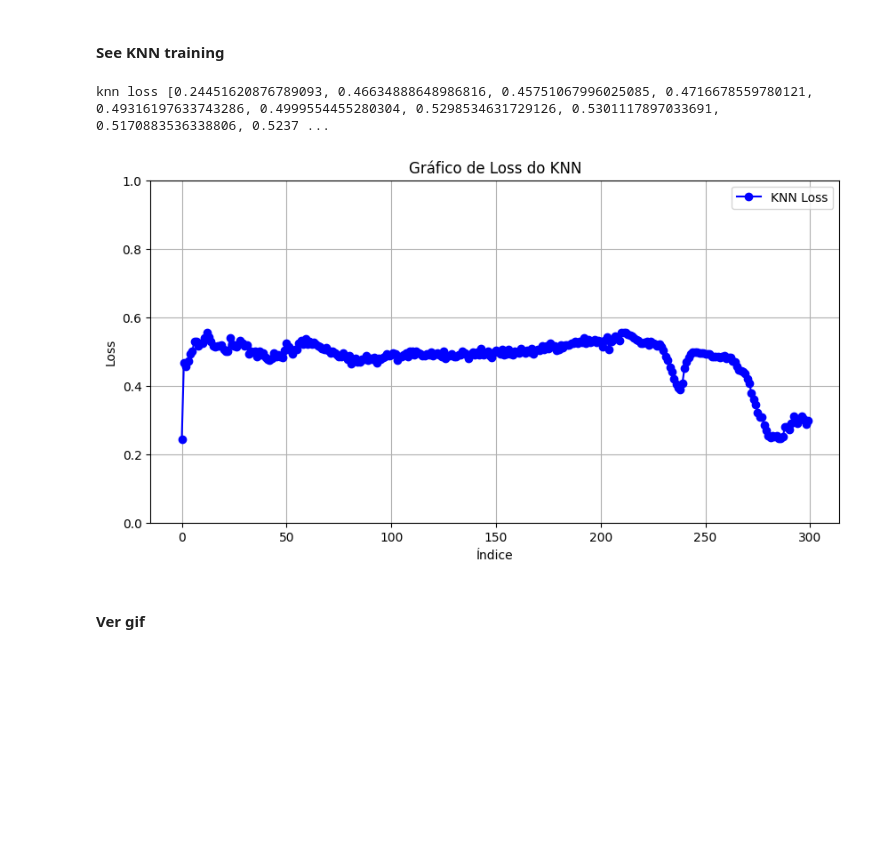
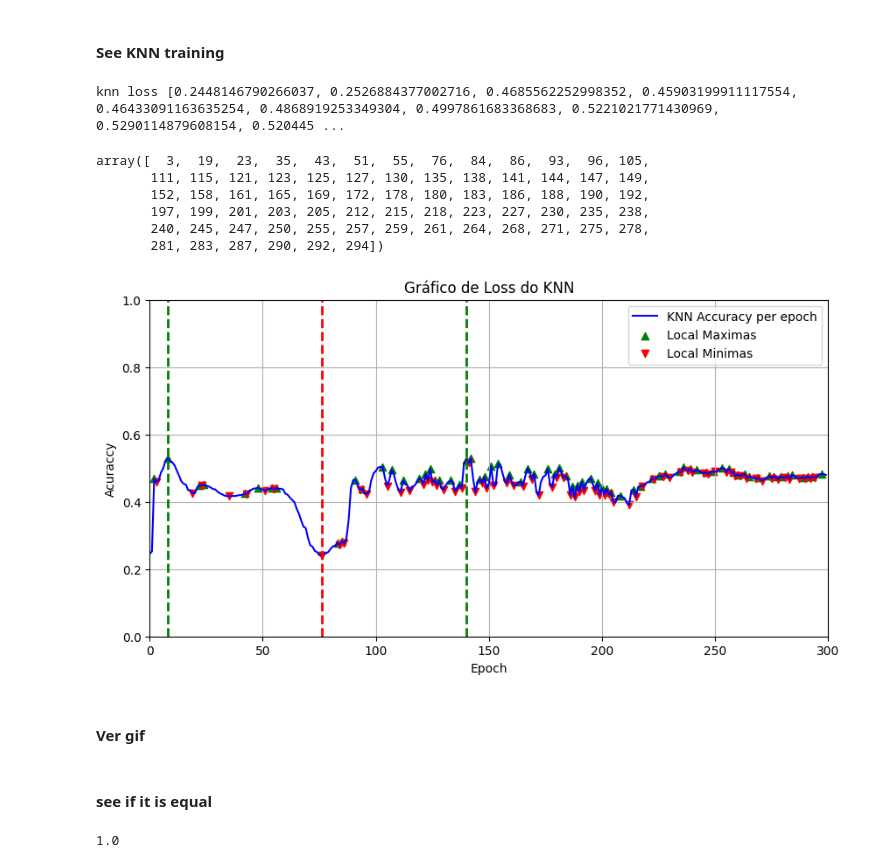
Before and after one commit to Vinimoga/tts-gan, a Jupyter notebook: Notebooks/Minerva_experiments/utils_functions.ipynb, the cells around one changed output. Cells and saved outputs as stored; diff of their text form; code cells hidden in the pictures; blank space fills up the shorter version.

```diff
--- a/Notebooks/Minerva_experiments/utils_functions.ipynb
+++ b/Notebooks/Minerva_experiments/utils_functions.ipynb
@@ -9,9 +120,2 @@ from minerva.models.nets.time_series.gans import TTSGAN_Generator, TTSGAN_Discri
 # %% [markdown]
 ##### backbone from minerva
-# %%
-version = 'version_0'
-file_path = f'training/ttsgan_minerva/{version}/checkpoints/'
-ckpt_path = os.listdir(file_path)
-print(ckpt_path)
-ckpt = torch.load(file_path + ckpt_path[0])
-ckpt['state_dict'].keys()
@@ -93,30 +176,63 @@ def extract_losses(file_path):
                 knn_validation.append(float(row['knn_accuracy']))
 
         return knn_validation
+# %%
+# Exemplo de uso
+version = 6
+file_path = f'./training/ttsgan_minerva/version_{version}/metrics.csv'
+
+knn_loss  = extract_losses(file_path)
+print("knn loss", knn_loss)
+# %% [output]
+knn loss [0.2448146790266037, 0.2526884377002716, 0.4685562252998352, 0.45903199911117554, 0.46433091163635254, 0.4868919253349304, 0.4997861683368683, 0.5221021771430969, 0.5290114879608154, 0.520445 ...
+# %%
+from scipy.signal import find_peaks
+
+vales, _ = find_peaks(-np.array(knn_loss))
+picos, _ = find_peaks(knn_loss)
+# %%
+vales
+# %% [output]
+array([  3,  19,  23,  35,  43,  51,  55,  76,  84,  86,  93,  96, 105,
+       111, 115, 121, 123, 125, 127, 130, 135, 138, 141, 144, 147, 149,
+       152, 158, 161, 165, 169, 172, 178, 180, 183, 186, 188, 190, 192,
+       197, 199, 201, 203, 205, 212, 215, 218, 223, 227, 230, 235, 238,
+       240, 245, 247, 250, 255, 257, 259, 261, 264, 268, 271, 275, 278,
+       281, 283, 287, 290, 292, 294])
 # %%
-file_path = f'./training/ttsgan_minerva/version_1/metrics.csv'
-knn_loss  = extract_losses(file_path)
-print("knn loss", knn_loss)
 import matplotlib.pyplot as plt
 
 # Criar uma lista de índices de 0 a 100
 indices = list(range(len(knn_loss)))
 
 # Criar o gráfico
 plt.figure(figsize=(10, 5))
-plt.plot(indices, knn_loss, marker='o', linestyle='-', color='b', label='KNN Loss')
-plt.xlabel('Índice')
-plt.ylabel('Loss')
+plt.plot(indices, knn_loss, marker='', linestyle='-', color='b', label='KNN Accuracy per epoch')
+
+plt.scatter(picos, np.array(knn_loss)[picos], color='green', marker='^', label='Local Maximas')
+plt.scatter(vales, np.array(knn_loss)[vales], color='red', marker='v', label='Local Minimas')
+
+plt.axvline(x=8, color='g', linestyle='--', linewidth=2)
+plt.axvline(x=140, color='g', linestyle='--', linewidth=2)
+
+plt.axvline(x=76, color='r', linestyle='--', linewidth=2)
+#plt.axvline(x=140, color='g', linestyle='--', linewidth=2)
+
+
+plt.xlabel('Epoch')
+plt.ylabel('Acuraccy')
 plt.title('Gráfico de Loss do KNN')
 plt.legend()
 plt.grid(True)
 plt.ylim(0, 1)  # Ajustar o limite do eixo y para melhor visualização
+plt.xlim(0, len(knn_loss))
+
+
 
 # Mostrar o gráfico
 plt.show()
 # %% [output]
-knn loss [0.24451620876789093, 0.46634888648986816, 0.45751067996025085, 0.4716678559780121, 0.49316197633743286, 0.4999554455280304, 0.5298534631729126, 0.5301117897033691, 0.5170883536338806, 0.5237 ...
-[figure, old version]
+[figure, new version]
 # %% [markdown]
 #### Ver gif
 # %%
@@ -148,3 +264,15 @@ image_files = sorted(os.listdir(image_save_dir), key=numerical_sort)
 image_paths = [os.path.join(image_save_dir, file_name) for file_name in image_files if file_name.endswith('.png')]
 
 create_gif(image_paths, image_save_dir, duration=200)
+# %% [markdown]
+#### see if it is equal
+# %%
+import numpy as np
+
+array1 = np.load('../../listinha1.npy')
+array2 = np.load('../../listinha2.npy')
+array3 = np.load('../../listinha3.npy')
+
+np.mean(array1 == array3)
+# %% [output]
+1.0
```
Also changed, not shown: parts of 19 cells of this notebook, 32 other files.
